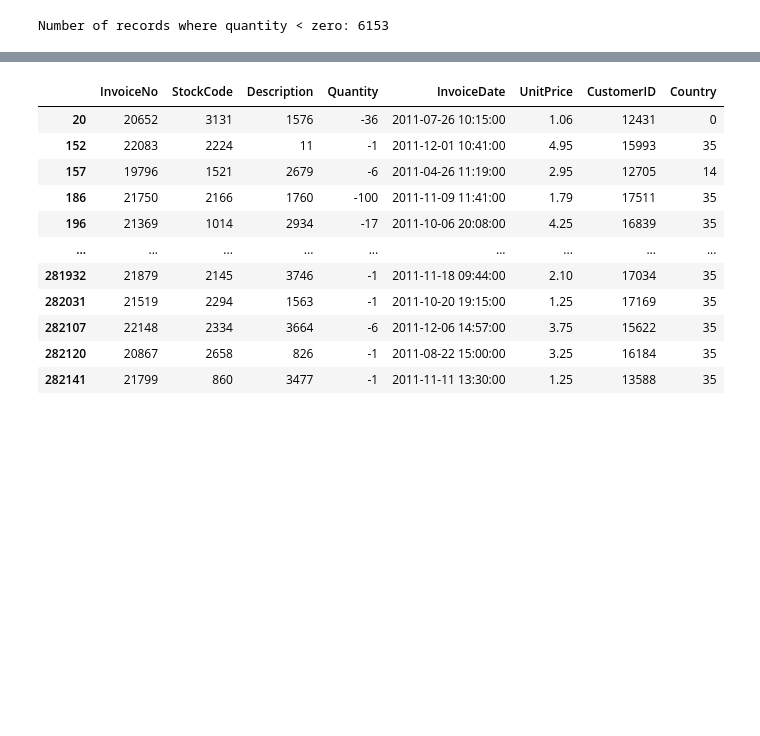
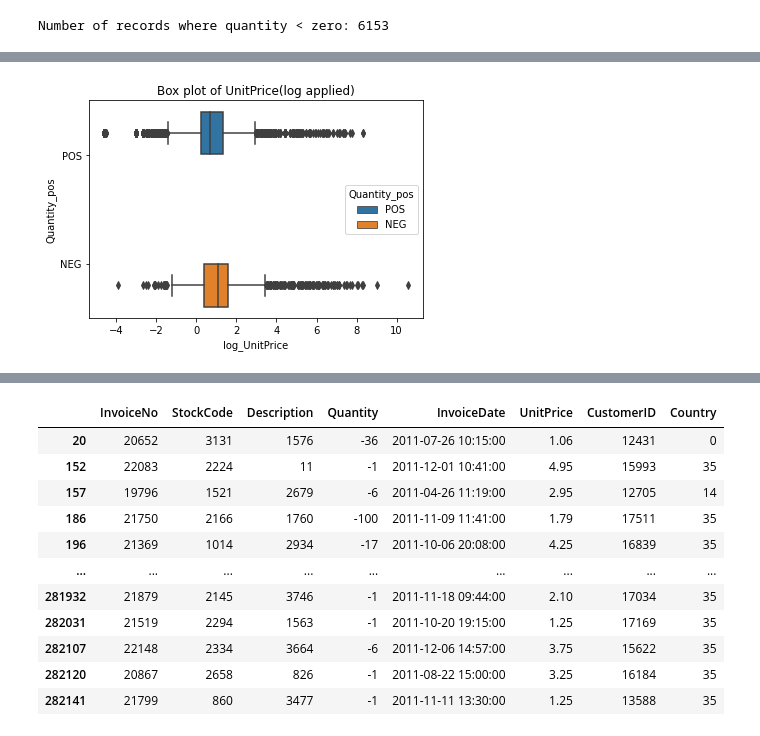
Before and after one commit to gunnerVivek/Foretelling-Retail-price-using-Multivariate-Regression, a Jupyter notebook: analysis.ipynb, the cells around one changed output, grey strips where cells are left out. Saved outputs shown, nothing was run; the diff lists cells and outputs as text; code cells hidden in the pictures; blank space fills up the shorter version.

```diff
--- a/analysis.ipynb
+++ b/analysis.ipynb
@@ -159,0 +186,14 @@ Number of records where quantity < zero: 6153
+# %%
+data['Quantity_pos'] = data.Quantity.apply(lambda x: 'POS' if x>=0 else 'NEG')
+# data.groupby(Quantity)
+# %%
+# jitter added
+data['log_UnitPrice'] = np.log(data.UnitPrice+ np.full_like(data.UnitPrice, fill_value=0.01))#np.ones_like(data.UnitPrice))
+# %%
+fig, ax = plt.subplots()
+sns.boxplot(y='Quantity_pos', x='log_UnitPrice', data=data, hue='Quantity_pos')
+# plt.xlim(right=5000)
+plt.title("Box plot of UnitPrice(log applied)")
+plt.show()
+# %% [output]
+[figure, added]
```
Also changed, not shown: parts of 14 cells of this notebook.
